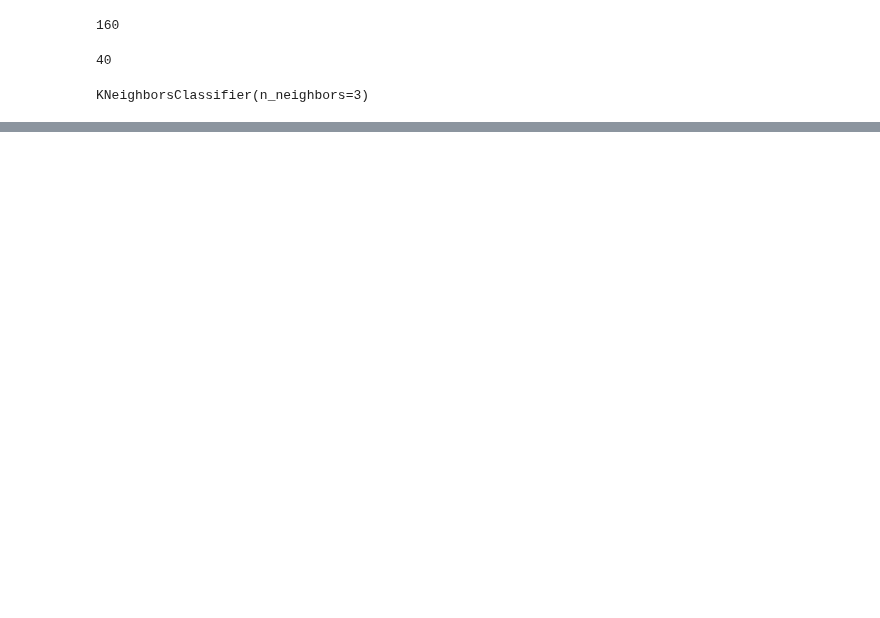
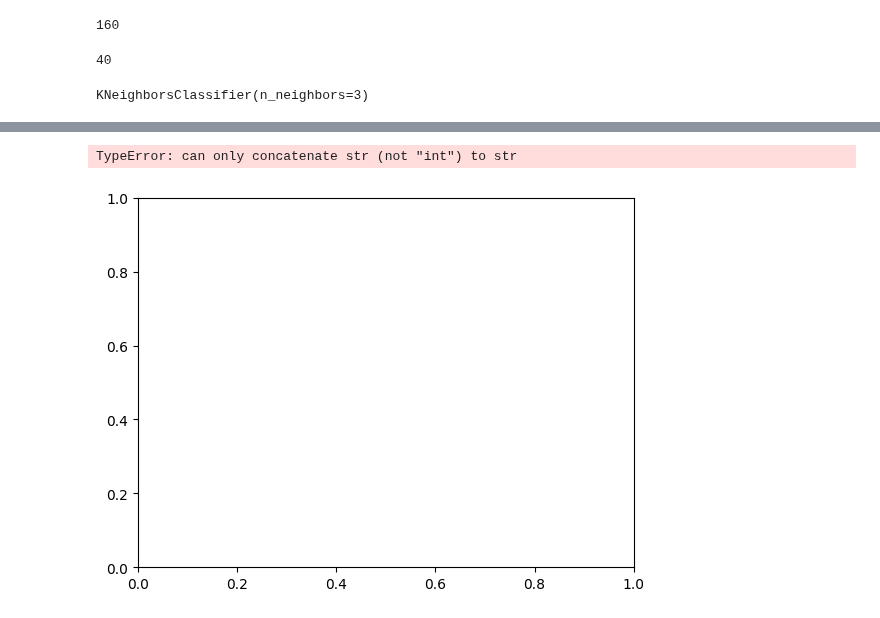
Before and after one commit to KyleKinsella/Data-Science-Machine-Learning-Code, a Jupyter notebook: Semester2MLProjects/K Nearest Neighbor/knnCoding.ipynb, the cells around one changed output, grey strips where cells are left out. Drawn from its saved outputs; the diff is of its cells as text; code cells hidden in the pictures; blank space fills up the shorter version.

```diff
--- a/Semester2MLProjects/K Nearest Neighbor/knnCoding.ipynb
+++ b/Semester2MLProjects/K Nearest Neighbor/knnCoding.ipynb
@@ -169,0 +170,23 @@ Text(54.75, 0.5, 'Truth')
+# %%
+from mlxtend.plotting import plot_decision_regions
+import numpy as np
+
+X = np.array(X)
+y = np.array(y)
+
+# y = y.astype(np.int_)
+
+dataset['Drug'] = dataset['Drug'].map({'drugC':0, 'drugB':1, 'drugX':2, 'drugY':3, 'drugA':4})
+
+newY = np.array(dataset['Drug'], dtype=int)
+
+plot_decision_regions(X, newY, clf=knn, legend=2)
+
+# plt.xlabel('X')
+# plt.ylabel('Y')
+# plt.title('KNN with K=5')
+
+# newY
+# %% [output]
+TypeError: can only concatenate str (not "int") to str
+[figure, added]
```
Also changed, not shown: parts of 5 cells of this notebook.
